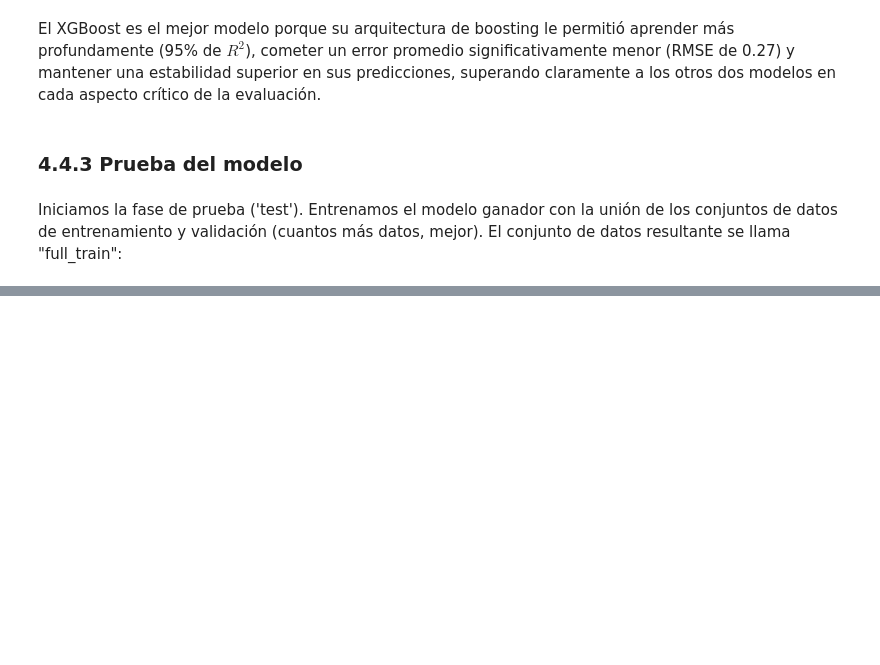
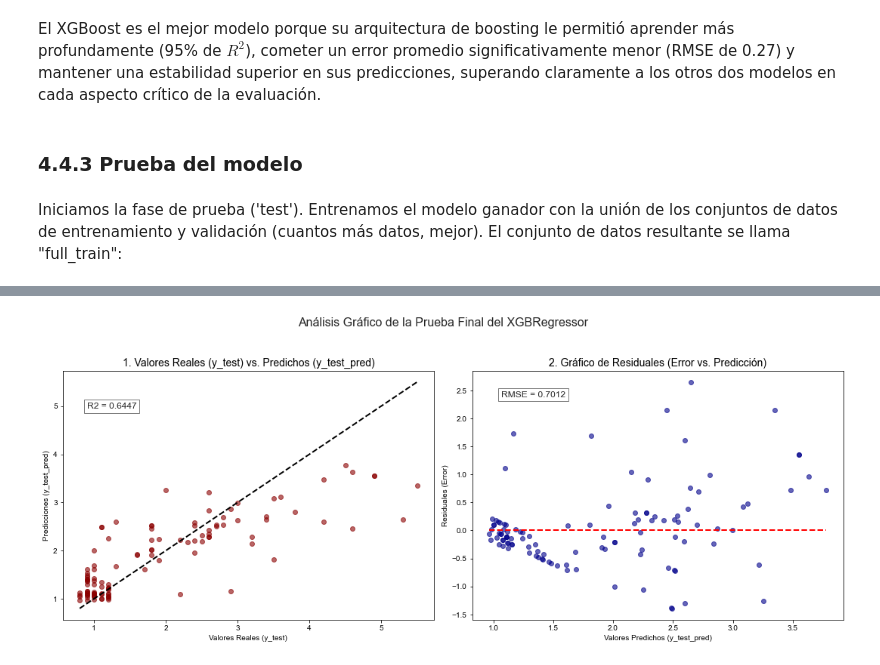
Before and after one commit to anavagi/anticoagulant-patology-analysis, a Jupyter notebook: ModelTraining_and_Conclusions.ipynb, the cells around one changed output, grey strips where cells are left out. Cells and saved outputs as stored; diff of their text form; code cells hidden in the pictures; blank space fills up the shorter version.

```diff
--- a/ModelTraining_and_Conclusions.ipynb
+++ b/ModelTraining_and_Conclusions.ipynb
@@ -350,0 +302,13 @@ MAE: 0.5122
+# %%
+from sklearn.metrics import r2_score, mean_squared_error, mean_absolute_error
+# Entrenar modelo con full_train
+RF = XGBRegressor(n_estimators=100, learning_rate=0.1, random_state=42)
+RF.fit(X_full_train, y_full_train)
+
+# Predecir sobre test
+y_test_pred = RF.predict(X_test)
+
+
+print("R2:", r2_score(y_test, y_test_pred))
+print("RMSE:", np.sqrt(mean_squared_error(y_test, y_test_pred)))
+print("MAE:", mean_absolute_error(y_test, y_test_pred))
@@ -350,0 +321,44 @@ MAE: 0.5122
+# %%
+import matplotlib.pyplot as plt
+import numpy as np
+
+# --- Asumiendo que y_test y y_test_pred están disponibles ---
+
+# Calcular los residuales
+residuales = y_test - y_test_pred
+
+fig, axes = plt.subplots(1, 2, figsize=(15, 6))
+plt.style.use('seaborn-whitegrid')
+
+# --- Gráfico 1: Valores Reales vs. Predichos (Diagnóstico de Ajuste) ---
+axes[0].scatter(y_test, y_test_pred, alpha=0.6, color='darkred')
+
+# Línea de ajuste perfecto (y = x)
+max_val = max(np.max(y_test), np.max(y_test_pred))
+min_val = min(np.min(y_test), np.min(y_test_pred))
+axes[0].plot([min_val, max_val], [min_val, max_val], 'k--', lw=2)
+
+axes[0].set_title('1. Valores Reales (y_test) vs. Predichos (y_test_pred)', fontsize=14)
+axes[0].set_xlabel('Valores Reales (y_test)')
+axes[0].set_ylabel('Predicciones (y_test_pred)')
+axes[0].text(min_val + 0.1, max_val * 0.9, f'R2 = {r2_score(y_test, y_test_pred):.4f}',
+             fontsize=12, bbox=dict(facecolor='white', alpha=0.5))
+
+
+# --- Gráfico 2: Residuales (Diagnóstico de Homocedasticidad y Sesgo) ---
+axes[1].scatter(y_test_pred, residuales, alpha=0.6, color='darkblue')
+
+# Línea de cero residuales
+axes[1].hlines(y=0, xmin=np.min(y_test_pred), xmax=np.max(y_test_pred), color='red', linestyle='--', lw=2)
+
+axes[1].set_title('2. Gráfico de Residuales (Error vs. Predicción)', fontsize=14)
+axes[1].set_xlabel('Valores Predichos (y_test_pred)')
+axes[1].set_ylabel('Residuales (Error)')
+axes[1].text(np.min(y_test_pred) + 0.1, np.max(residuales) * 0.9, f'RMSE = {np.sqrt(mean_squared_error(y_test, y_test_pred)):.4f}',
+             fontsize=12, bbox=dict(facecolor='white', alpha=0.5))
+
+plt.suptitle('Análisis Gráfico de la Prueba Final del XGBRegressor', fontsize=16, y=1.02)
+plt.tight_layout(rect=[0, 0, 1, 0.98])
+plt.show()
+# %% [output]
+[figure, added]
```
Also changed, not shown: parts of 7 cells of this notebook.
